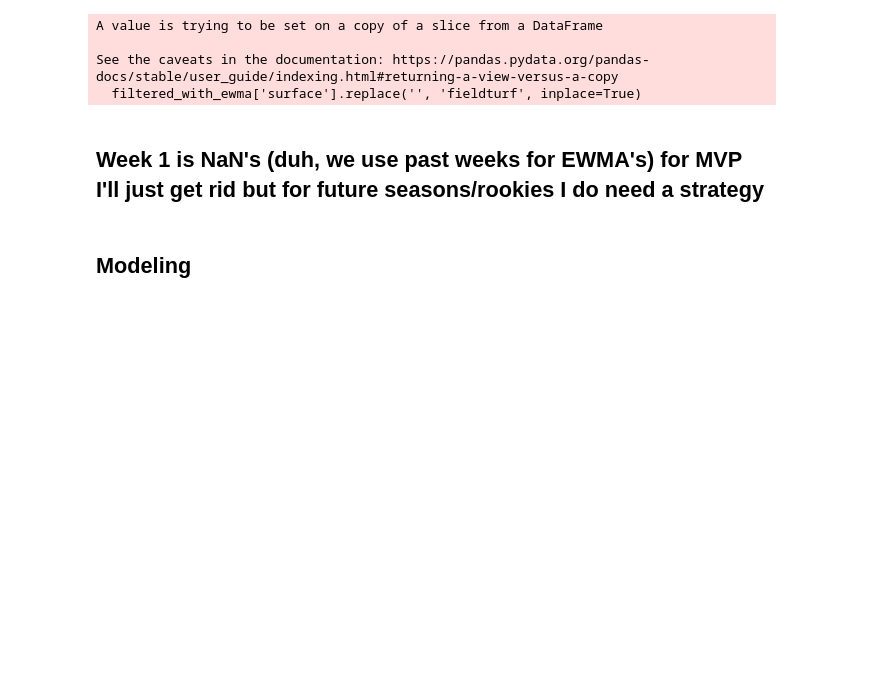
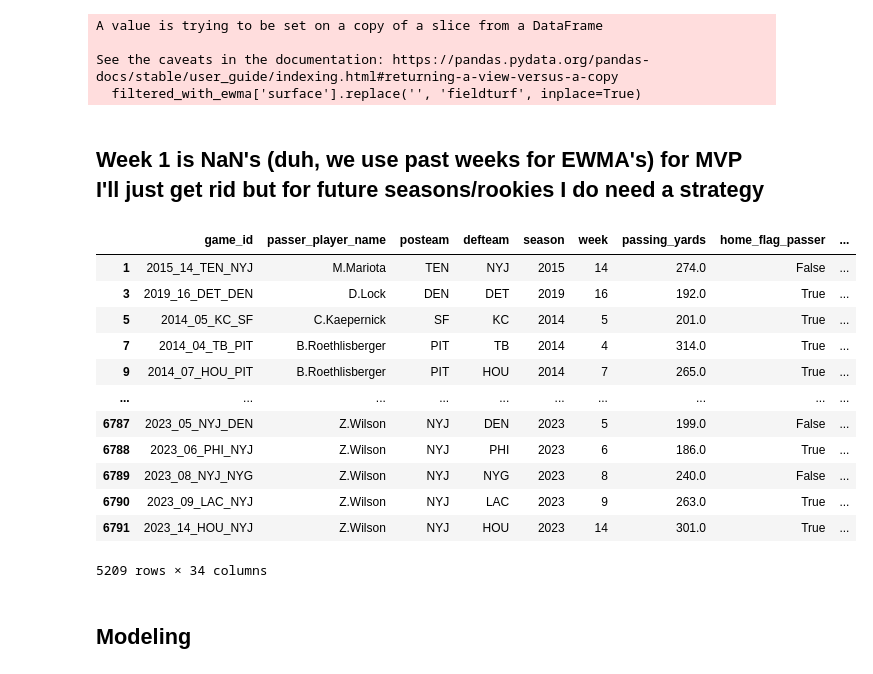
Before and after one commit to bhuggard/CheckTheCover, a Jupyter notebook: testnocom.ipynb, the cells around one changed output. Drawn from its saved outputs; the diff is of its cells as text; code cells hidden in the pictures; blank space fills up the shorter version.

```diff
--- a/testnocom.ipynb
+++ b/testnocom.ipynb
@@ -333,6 +321,22 @@ See the caveats in the documentation: https://pandas.pydata.org/pandas-docs/stab
 ## Week 1 is NaN's (duh, we use past weeks for EWMA's) for MVP I'll just get rid but for future seasons/rookies I do need a strategy
 # %%
 filtered_with_ewma = filtered_with_ewma.dropna()
+# %%
+filtered_with_ewma
+# %% [output]
+|  | game_id | passer_player_name | posteam | defteam | season | week | passing_yards | home_flag_passer | ... |
+| 1 | 2015_14_TEN_NYJ | M.Mariota | TEN | NYJ | 2015 | 14 | 274.0 | False | ... |
+| 3 | 2019_16_DET_DEN | D.Lock | DEN | DET | 2019 | 16 | 192.0 | True | ... |
+| 5 | 2014_05_KC_SF | C.Kaepernick | SF | KC | 2014 | 5 | 201.0 | True | ... |
+| 7 | 2014_04_TB_PIT | B.Roethlisberger | PIT | TB | 2014 | 4 | 314.0 | True | ... |
+| 9 | 2014_07_HOU_PIT | B.Roethlisberger | PIT | HOU | 2014 | 7 | 265.0 | True | ... |
+| ... | ... | ... | ... | ... | ... | ... | ... | ... | ... |
+| 6787 | 2023_05_NYJ_DEN | Z.Wilson | NYJ | DEN | 2023 | 5 | 199.0 | False | ... |
+| 6788 | 2023_06_PHI_NYJ | Z.Wilson | NYJ | PHI | 2023 | 6 | 186.0 | True | ... |
+| 6789 | 2023_08_NYJ_NYG | Z.Wilson | NYJ | NYG | 2023 | 8 | 240.0 | False | ... |
+| 6790 | 2023_09_LAC_NYJ | Z.Wilson | NYJ | LAC | 2023 | 9 | 263.0 | True | ... |
+| 6791 | 2023_14_HOU_NYJ | Z.Wilson | NYJ | HOU | 2023 | 14 | 301.0 | True | ... |
+5209 rows × 34 columns
 # %%
 # filtered_with_ewma[(filtered_with_ewma['season'] == 2024) & (filtered_with_ewma['week'] == 4)]
 # %%
```
Also changed, not shown: parts of 19 cells of this notebook.
